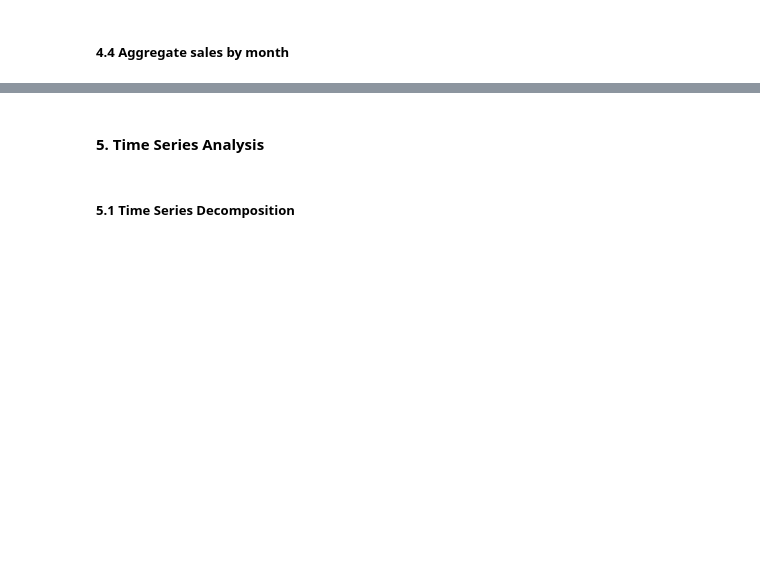
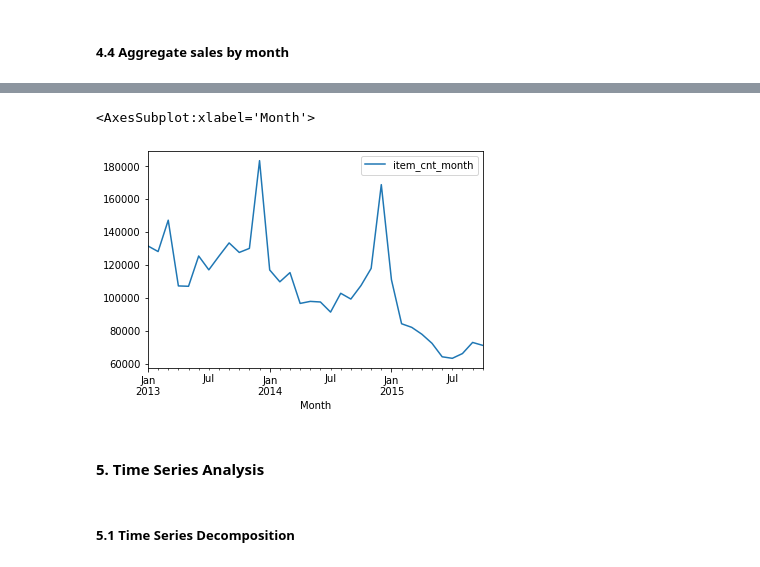
Before and after one commit to LooyeeNg/DataScienceProjects, a Jupyter notebook: predict future sales/predict-future-sales.ipynb, the cells around one changed output, grey strips where cells are left out. Cells and saved outputs as stored; diff of their text form; code cells hidden in the pictures; blank space fills up the shorter version.

```diff
--- a/predict future sales/predict-future-sales.ipynb
+++ b/predict future sales/predict-future-sales.ipynb
@@ -83,0 +127,6 @@ The data is now much lighter!!
+# %%
+# convert date to datetime format
+# sales.date=sales.date.apply(lambda x:datetime.datetime.strptime(x, '%d.%m.%Y'))
+sales.date = pd.to_datetime(sales.date, format = '%d.%m.%Y')
+# check
+print(sales.info())
@@ -84,2 +159,4 @@ The data is now much lighter!!
 # %% [markdown]
 ##### 4.2 Calculate sales revenue
+# %%
+sales['revenue'] = sales.item_price.values * sales.item_cnt_day.values
@@ -86,2 +177,6 @@ The data is now much lighter!!
 # %% [markdown]
 ##### 4.3 Split year, month and day in each column
+# %%
+sales['month'] = sales.date.dt.month
+sales['year'] = sales.date.dt.year
+sales['day_of_week'] = sales.date.dt.day_of_week
@@ -88,2 +192,4 @@ The data is now much lighter!!
 # %% [markdown]
 ##### 4.4 Aggregate sales by month
+# %%
+sales['Month'] = sales['date'].dt.to_period('M')
@@ -90,3 +205,12 @@ The data is now much lighter!!
+# %%
+salesPerMonth = sales.groupby(['Month']).agg({'item_cnt_day' : 'sum'})
+salesPerMonth.reset_index(inplace=True)
+salesPerMonth = salesPerMonth.set_index('Month')
+salesPerMonth.rename(columns = {'item_cnt_day':'item_cnt_month'}, inplace = True)
+salesPerMonth.plot()
+# %% [output]
+<AxesSubplot:xlabel='Month'>
+[figure, added]
 # %% [markdown]
 #### 5. Time Series Analysis
 # %% [markdown]
```
Also changed, not shown: parts of 19 cells of this notebook.
